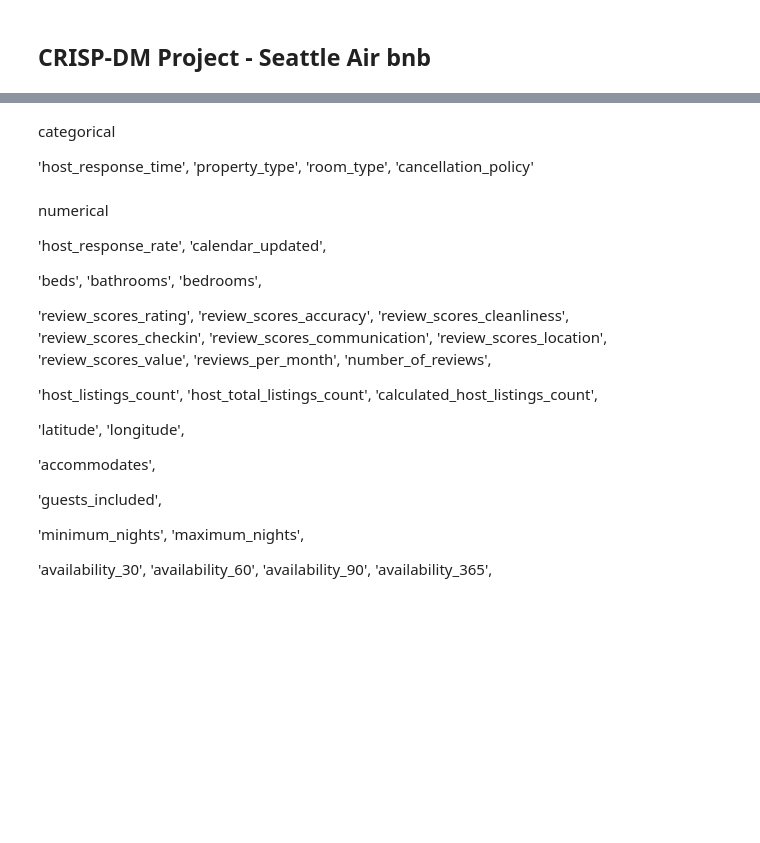
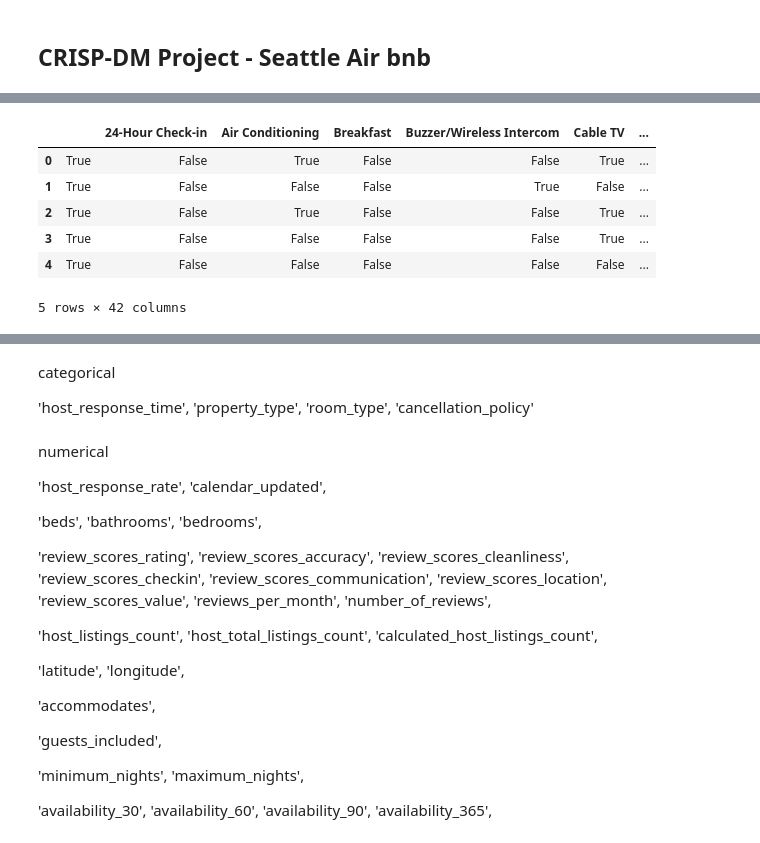
Before and after one commit to kimgaulojs/seattle_airbnb, a Jupyter notebook: Data Wrangling.ipynb, the cells around one changed output, grey strips where cells are left out. Saved outputs shown, nothing was run; the diff lists cells and outputs as text; code cells hidden in the pictures; blank space fills up the shorter version.

Commit message:
Data preprocessing

```diff
--- a/Data Wrangling.ipynb
+++ b/Data Wrangling.ipynb
@@ -325,3 +2,0 @@ lst_host_veri_top10
-# %%
-for col in date_col_name:
-    test.loc[:,col] = pd.to_datetime(test[col])
@@ -349,0 +168,24 @@ test = listings_df.dropna(subset=['cleaning_fee'], axis =0)
+# %%
+def calendar_updated_convert(_str):
+    dic_units = {
+        'days': 1,
+        'weeks': 7,
+        'months': 30
+    }
+    dic_special = {
+        'today':0,
+        'yesterday':1,
+        'a week':7,
+        'never':900,
+        '1 week':7
+    }
+    for key, value in dic_units.items():
+        if key in _str:
+            return value * [int(p_str) for p_str in _str.split() if p_str.isdigit()][0]
+        else:
+            for s_key, s_value in dic_special.items():
+                if s_key in _str:
+                    return s_value
+
+
+listings_df_cleaned.loc[:,'calendar_updated'] = listings_df_cleaned.calendar_updated.apply(calendar_updated_convert)
@@ -349,0 +295,21 @@ test = listings_df.dropna(subset=['cleaning_fee'], axis =0)
+# %%
+listings_df_cleaned.loc[:,'amenities'] = listings_df_cleaned.amenities.replace(regex=r'(?:{|}|")',value='')
+#listings_df_cleaned.loc[:,'amenities'] = listings_df_cleaned.amenities.apply(lambda x: list(map(dict_amenities_for_catagorize.get,x)))
+listings_df_cleaned.loc[:,'host_verifications'] = listings_df_cleaned.host_verifications.str.replace('[^\w\s]','').str.split(' ')
+
+listings_df_cleaned.loc[:,'amenities_count'] = listings_df_cleaned.amenities.map(lambda x : len(x.split(',')))
+listings_df_cleaned.loc[:,'host_verifications_count'] = listings_df_cleaned.host_verifications.map(lambda x : len(x))
+# %%
+amenities = np.unique(np.concatenate(listings_df_cleaned.amenities.map(lambda x:x.split(',')).values))
+amenitis_mat = np.array([listings_df_cleaned.amenities.map(lambda amns: amn in amns).values for amn in amenities])
+
+amenities_processed_df = pd.DataFrame(data = amenitis_mat.T, columns = amenities)
+amenities_processed_df.head()
+# %% [output]
+|  |  | 24-Hour Check-in | Air Conditioning | Breakfast | Buzzer/Wireless Intercom | Cable TV | ... |
+| 0 | True | False | True | False | False | True | ... |
+| 1 | True | False | False | False | True | False | ... |
+| 2 | True | False | True | False | False | True | ... |
+| 3 | True | False | False | False | False | True | ... |
+| 4 | True | False | False | False | False | False | ... |
+5 rows × 42 columns
```
Also changed, not shown: parts of 38 cells of this notebook.
